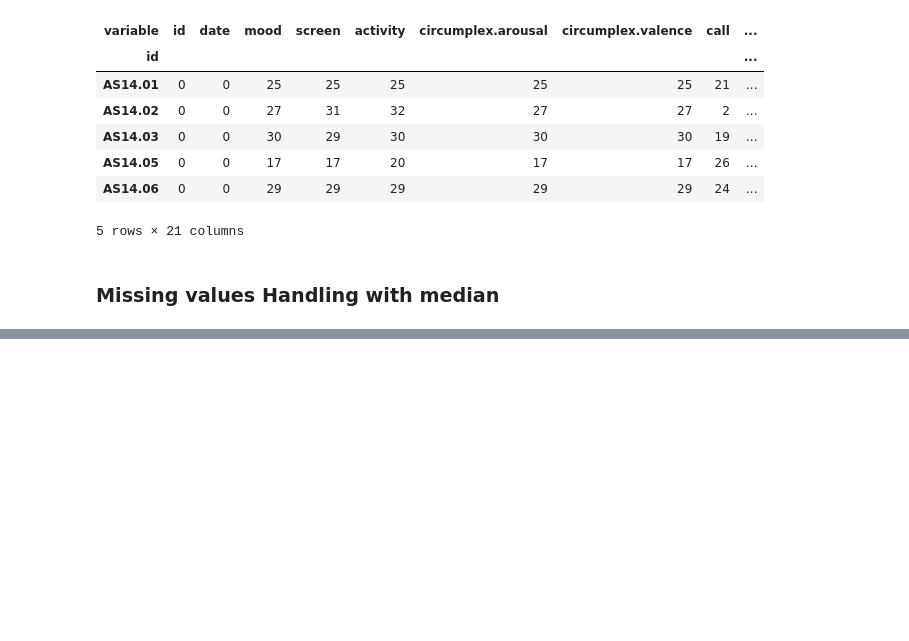
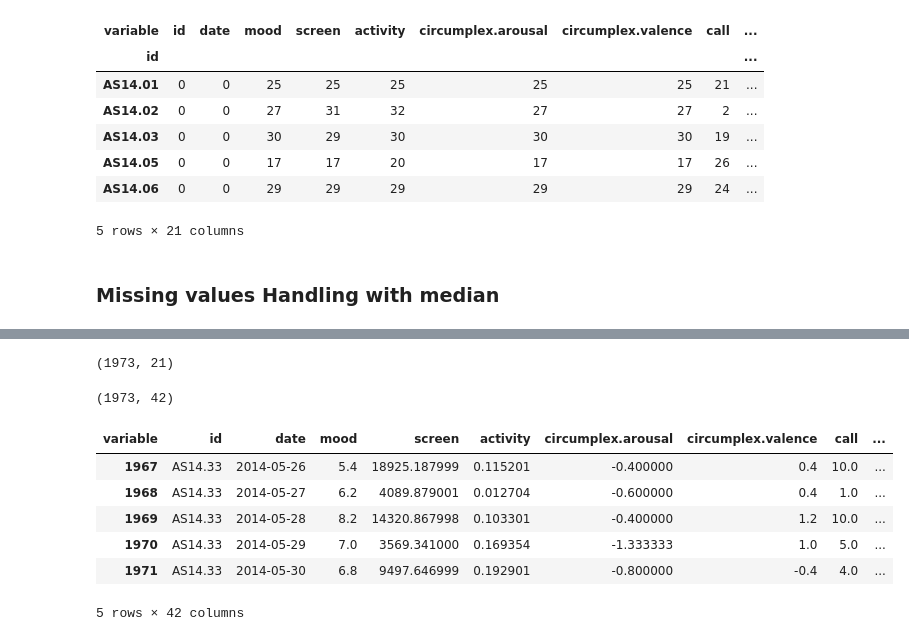
Before and after one commit to gajera-divya/Data-Mining-Techniques, a Jupyter notebook: Assignment1.ipynb, the cells around one changed output, grey strips where cells are left out. Drawn from its saved outputs; the diff is of its cells as text; code cells hidden in the pictures; blank space fills up the shorter version.

```diff
--- a/Assignment1.ipynb
+++ b/Assignment1.ipynb
@@ -541,0 +322,4 @@ combined_data.head()
+# %%
+data_handled_mis.shape
+# %% [output]
+(1973, 21)
@@ -542,2 +345,6 @@ combined_data.head()
+# %%
+lagged_df.shape
+# %% [output]
+(1973, 42)
 # %%
 # Drop the last row of the data
@@ -544,0 +354,10 @@ combined_data.drop(combined_data.index[-1], inplace=True)
+# %%
+lagged_df.tail()
+# %% [output]
+| variable | id | date | mood | screen | activity | circumplex.arousal | circumplex.valence | call | ... |
+| 1967 | AS14.33 | 2014-05-26 | 5.4 | 18925.187999 | 0.115201 | -0.400000 | 0.4 | 10.0 | ... |
+| 1968 | AS14.33 | 2014-05-27 | 6.2 | 4089.879001 | 0.012704 | -0.600000 | 0.4 | 1.0 | ... |
+| 1969 | AS14.33 | 2014-05-28 | 8.2 | 14320.867998 | 0.103301 | -0.400000 | 1.2 | 10.0 | ... |
+| 1970 | AS14.33 | 2014-05-29 | 7.0 | 3569.341000 | 0.169354 | -1.333333 | 1.0 | 5.0 | ... |
+| 1971 | AS14.33 | 2014-05-30 | 6.8 | 9497.646999 | 0.192901 | -0.800000 | -0.4 | 4.0 | ... |
+5 rows × 42 columns
```
Also changed, not shown: parts of 57 cells of this notebook.
